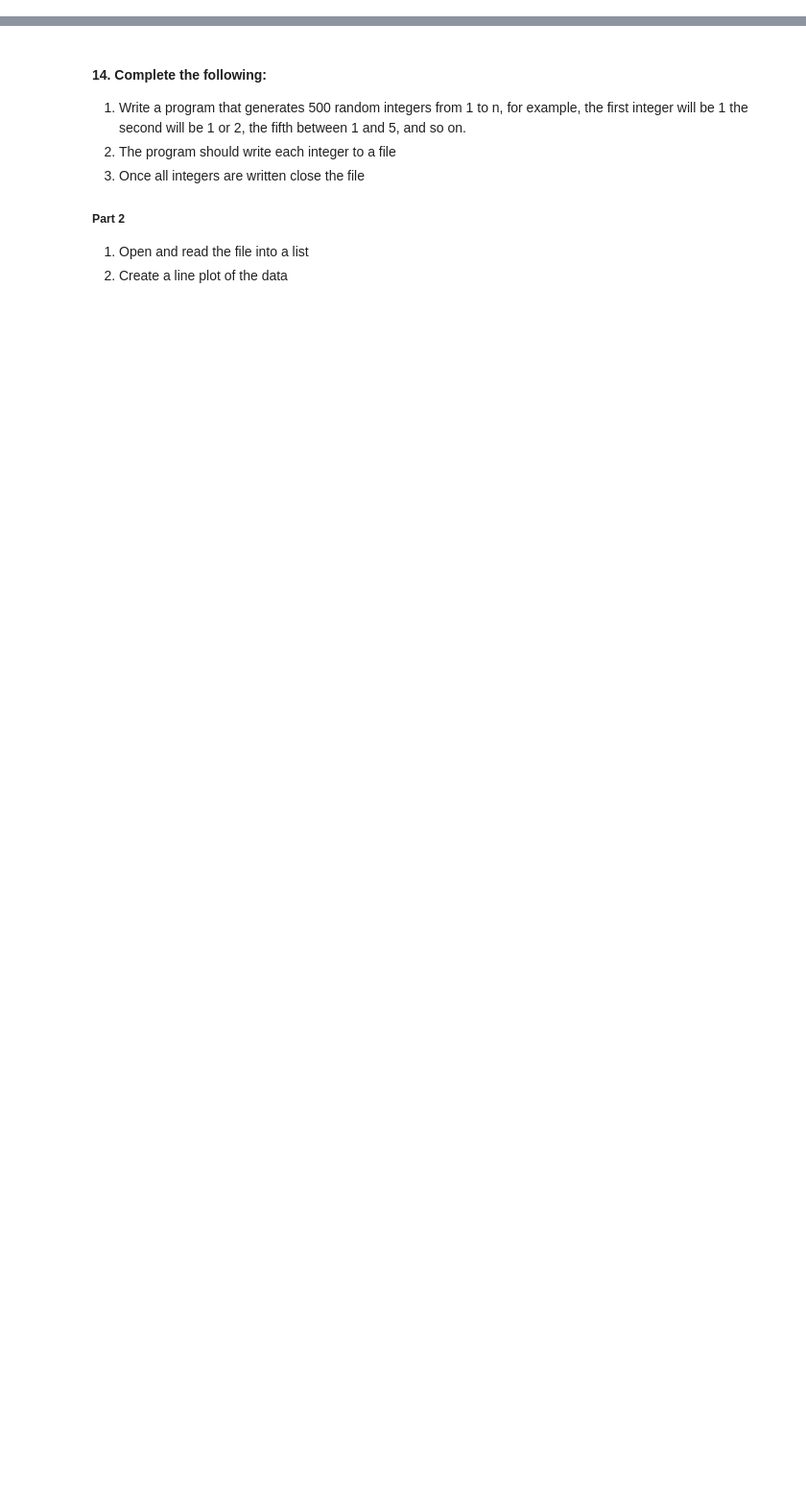
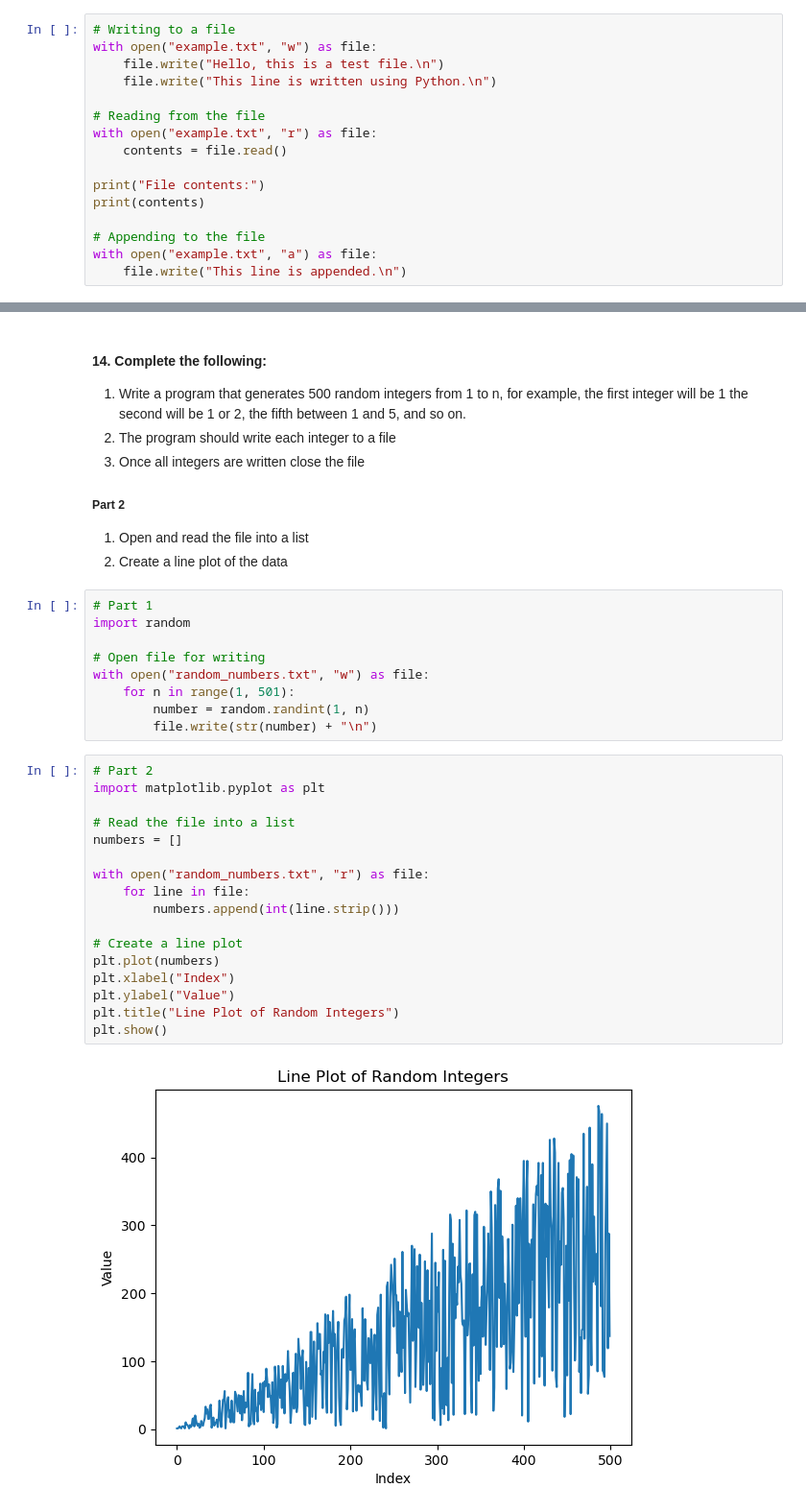
Before and after one commit to astridyuan2/OIM3641_SP26_MyWork, a Jupyter notebook: 02-python_concepts.ipynb, the cells around one changed output, grey strips where cells are left out. Shown at 96% size. Saved outputs shown, nothing was run; the diff lists cells and outputs as text; blank space fills up the shorter version.

```diff
--- a/02-python_concepts.ipynb
+++ b/02-python_concepts.ipynb
@@ -45,2 +135,18 @@ integers
 # %% [markdown]
 #### 10. Opening, reading and writing files
+# %%
+# Writing to a file
+with open("example.txt", "w") as file:
+    file.write("Hello, this is a test file.\n")
+    file.write("This line is written using Python.\n")
+
+# Reading from the file
+with open("example.txt", "r") as file:
+    contents = file.read()
+
+print("File contents:")
+print(contents)
+
+# Appending to the file
+with open("example.txt", "a") as file:
+    file.write("This line is appended.\n")
@@ -58,3 +200,31 @@ integers
 ##### Part 2
 1. Open and read the file into a list
 2. Create a line plot of the data
+# %%
+# Part 1
+import random
+
+# Open file for writing
+with open("random_numbers.txt", "w") as file:
+    for n in range(1, 501):
+        number = random.randint(1, n)
+        file.write(str(number) + "\n")
+# %%
+# Part 2
+import matplotlib.pyplot as plt
+
+# Read the file into a list
+numbers = []
+
+with open("random_numbers.txt", "r") as file:
+    for line in file:
+        numbers.append(int(line.strip()))
+
+# Create a line plot
+plt.plot(numbers)
+plt.xlabel("Index")
+plt.ylabel("Value")
+plt.title("Line Plot of Random Integers")
+plt.show()
+# %% [output]
+[figure, added]
```
Also changed, not shown: parts of 14 cells of this notebook, 2 other files.
